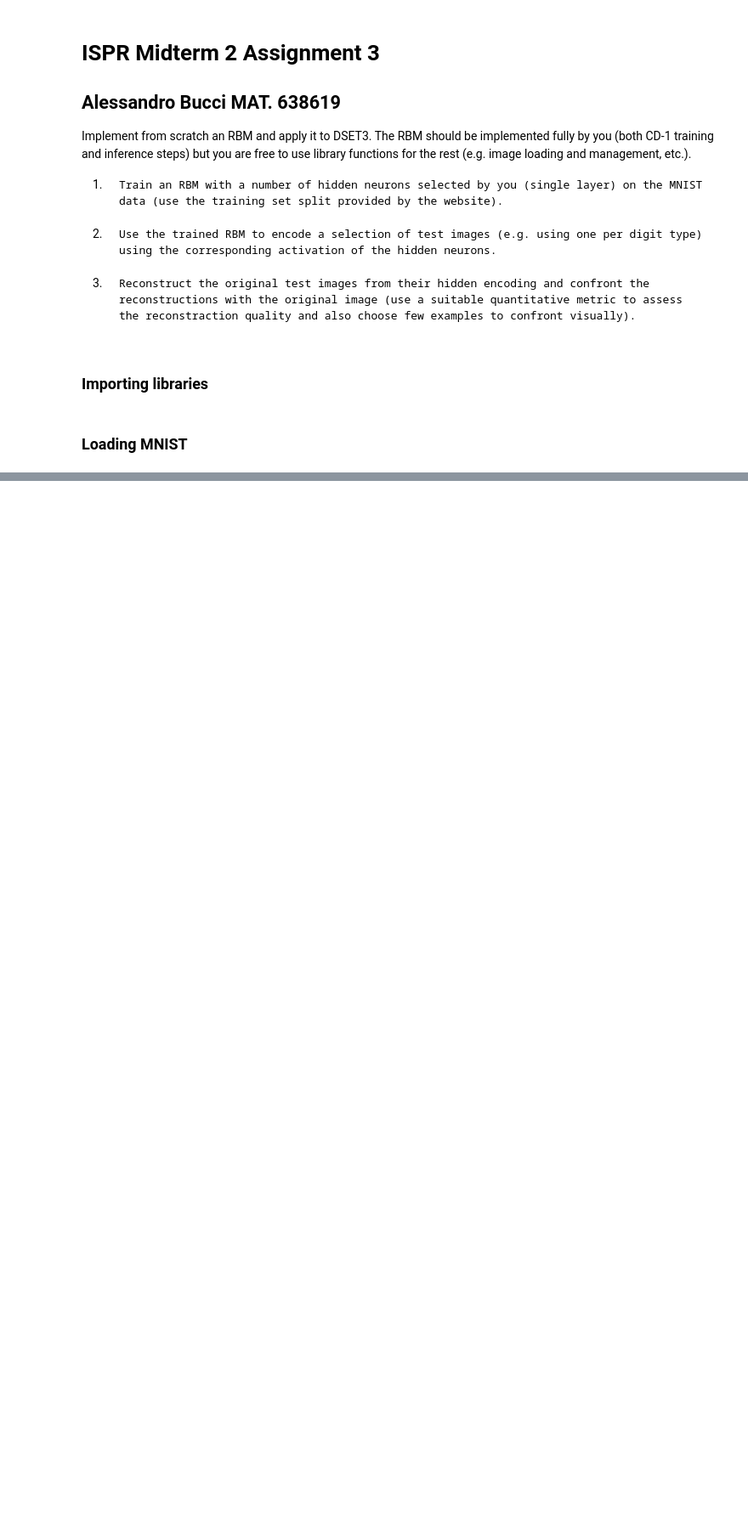
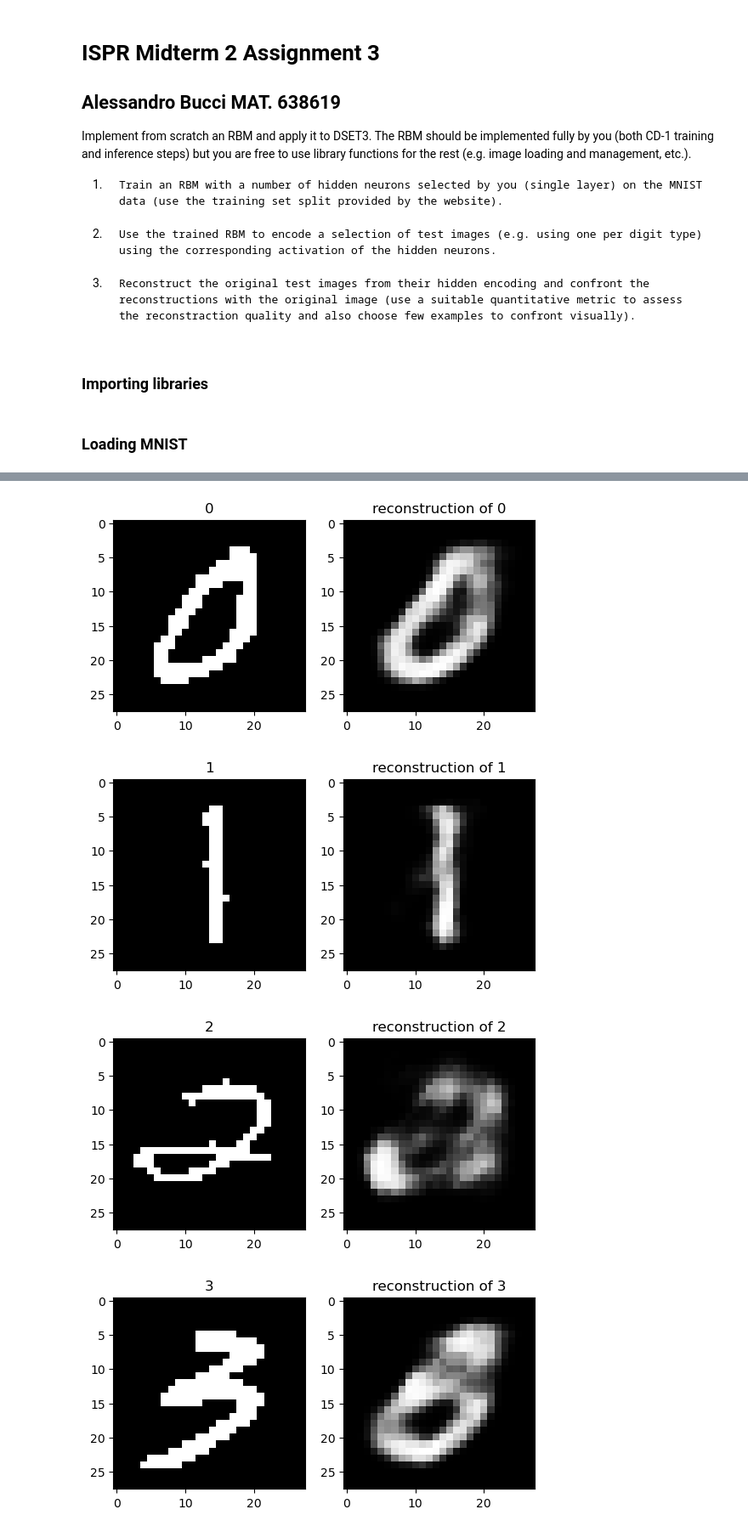
Before and after one commit to alessandrocubic/ispr_midterms2023, a Jupyter notebook: midterm2/assignment3.ipynb, the cells around one changed output, grey strips where cells are left out. Shown at 85% size. Drawn from its saved outputs; the diff is of its cells as text; code cells hidden in the pictures; blank space fills up the shorter version.

```diff
--- a/midterm2/assignment3.ipynb
+++ b/midterm2/assignment3.ipynb
@@ -38,0 +191,15 @@ for i in range(15):
+# %%
+x_sample_encoded = rbm.reconstruct(x_sample)
+# %%
+for i in range(10):
+    fig, (ax1, ax2) = plt.subplots(1, 2)
+    ax1.set_title(i)
+    ax2.set_title("reconstruction of "+ str(i))
+    ax1.imshow(x_sample[i].reshape(28,28), cmap='gray')
+    ax2.imshow(x_sample_encoded[i].reshape(28,28), cmap='gray')
+    plt.show()
+# %% [output]
+[figure, added]
+[figure, added]
+[figure, added]
+[figure, added]
```
Also changed, not shown: parts of 21 cells of this notebook.
